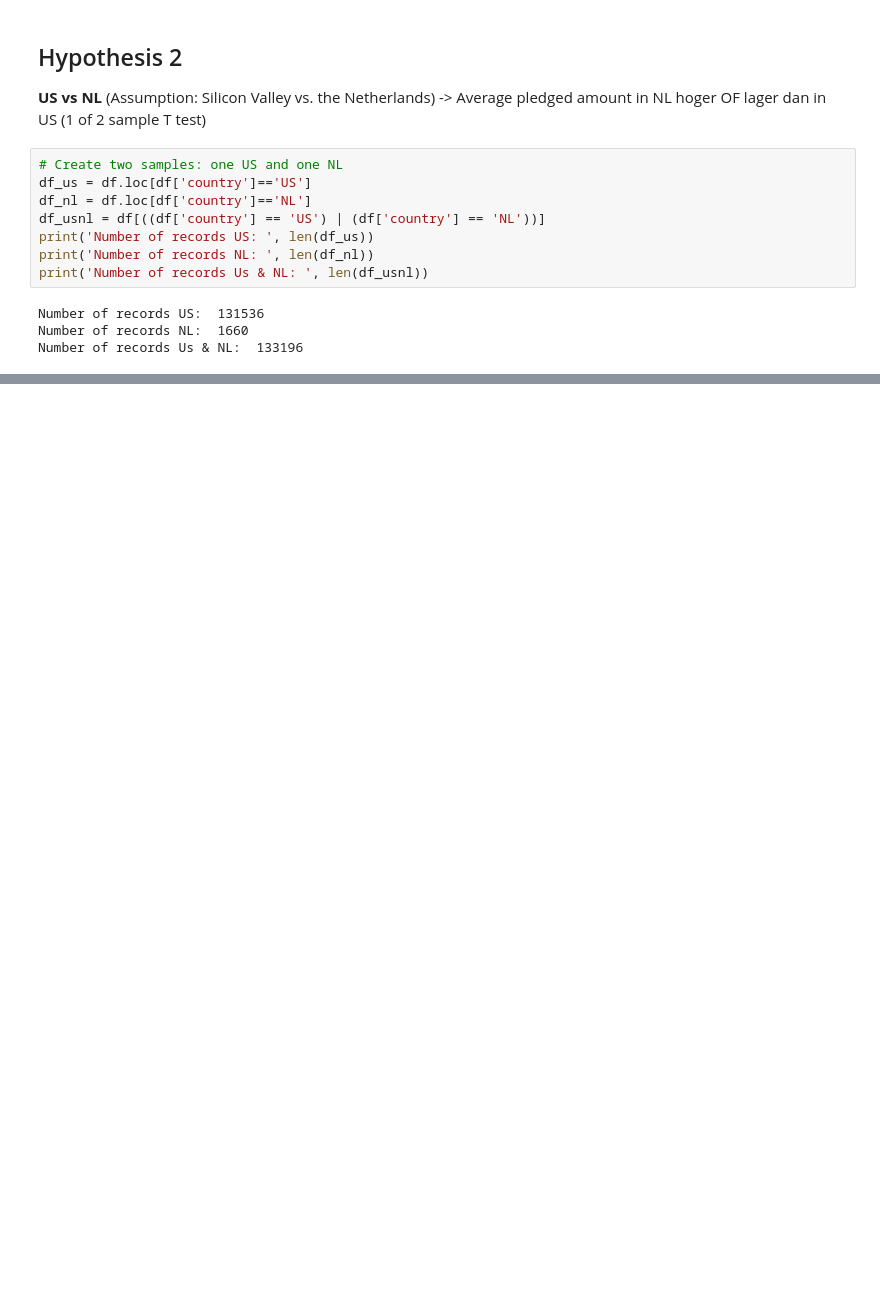
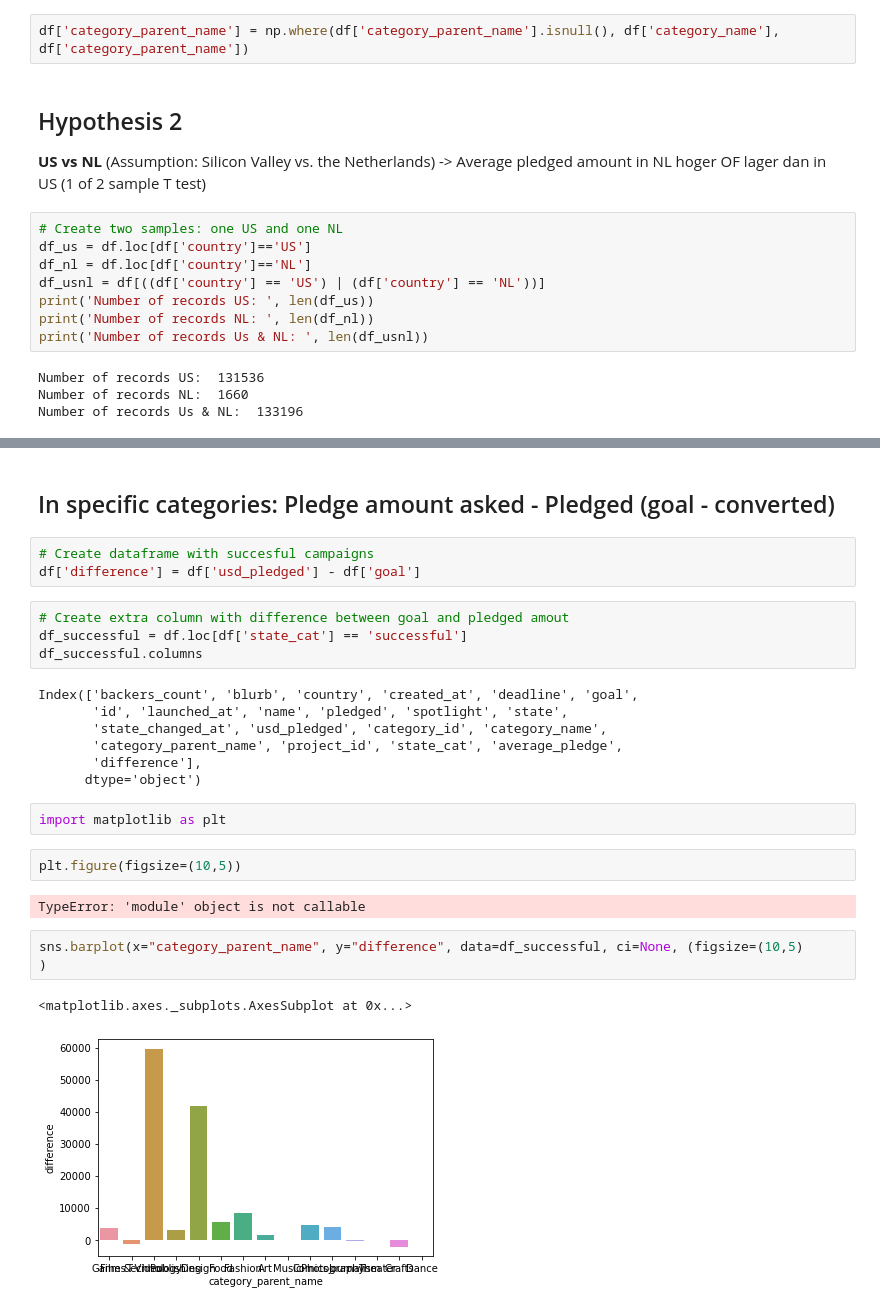
Before and after one commit to Rianne89/Kickstarter_analysis, a Jupyter notebook: Analysis Rianne.ipynb, the cells around one changed output, grey strips where cells are left out. Saved outputs shown, nothing was run; the diff lists cells and outputs as text; blank space fills up the shorter version.

```diff
--- a/Analysis Rianne.ipynb
+++ b/Analysis Rianne.ipynb
@@ -106,6 +106,8 @@ project_id                  0
 state_cat                   0
 average_pledge          16009
 dtype: int64
+# %%
+df['category_parent_name'] = np.where(df['category_parent_name'].isnull(), df['category_name'], df['category_parent_name'])
 # %% [markdown]
 ## Hypothesis 2
 **US vs NL** (Assumption: Silicon Valley vs. the Netherlands)
@@ -130,0 +215,27 @@ sns.catplot(x="category_parent_name", hue="country", data=df_usnl[df_usnl.catego
+# %% [markdown]
+## In specific categories: Pledge amount asked - Pledged (goal - converted)
+# %%
+# Create dataframe with succesful campaigns
+df['difference'] = df['usd_pledged'] - df['goal']
+# %%
+# Create extra column with difference between goal and pledged amout
+df_successful = df.loc[df['state_cat'] == 'successful']
+df_successful.columns
+# %% [output]
+Index(['backers_count', 'blurb', 'country', 'created_at', 'deadline', 'goal',
+       'id', 'launched_at', 'name', 'pledged', 'spotlight', 'state',
+       'state_changed_at', 'usd_pledged', 'category_id', 'category_name',
+       'category_parent_name', 'project_id', 'state_cat', 'average_pledge',
+       'difference'],
+      dtype='object')
+# %%
+import matplotlib as plt
+# %%
+plt.figure(figsize=(10,5))
+# %% [output]
+TypeError: 'module' object is not callable
+# %%
+sns.barplot(x="category_parent_name", y="difference", data=df_successful, ci=None, (figsize=(10,5)      )
+# %% [output]
+<matplotlib.axes._subplots.AxesSubplot at 0x...>
+[figure, added]
```
Also changed, not shown: parts of 11 cells of this notebook, 1 other file.
